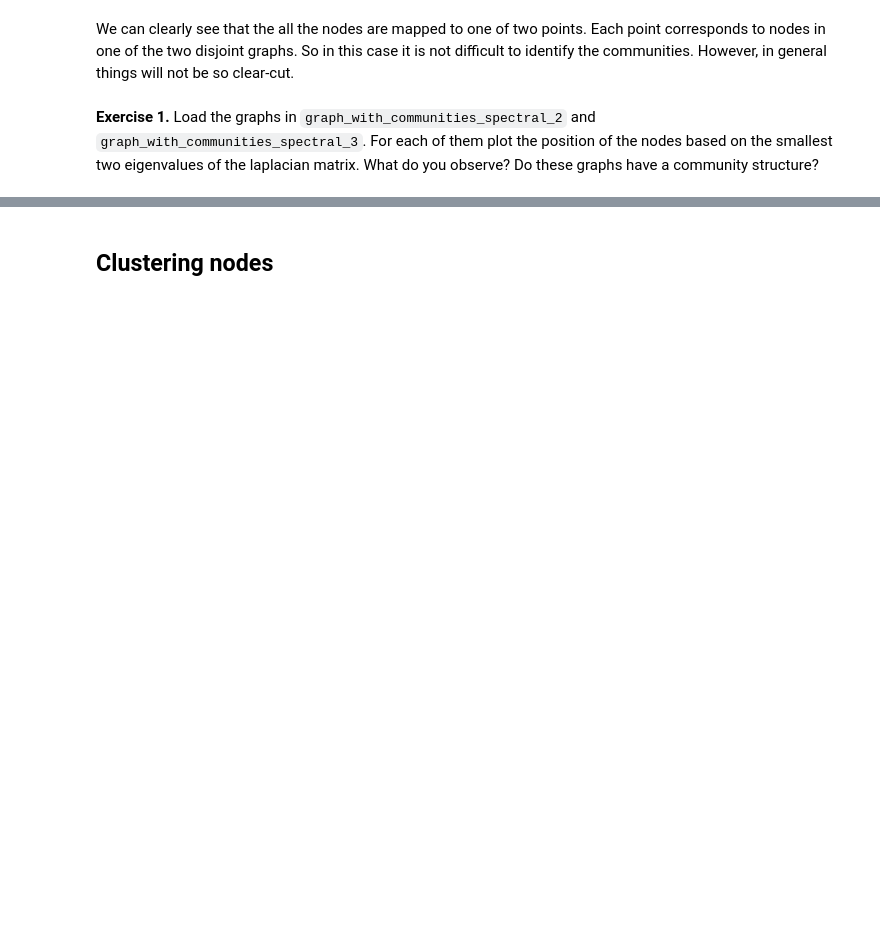
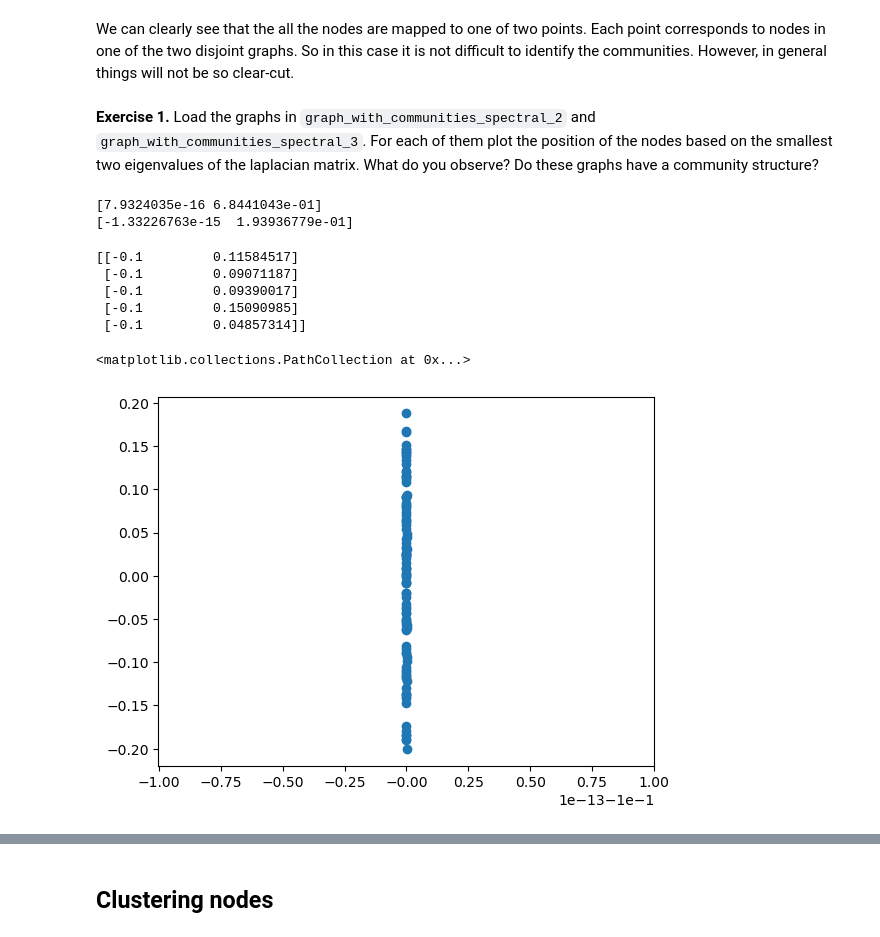
Before and after one commit to lucazini03/Network-Statistics, a Jupyter notebook: Community Detection/Community_detection_workshop_spectral_clustering.ipynb, the cells around one changed output, grey strips where cells are left out. Drawn from its saved outputs; the diff is of its cells as text; code cells hidden in the pictures; blank space fills up the shorter version.

```diff
--- a/Community Detection/Community_detection_workshop_spectral_clustering.ipynb
+++ b/Community Detection/Community_detection_workshop_spectral_clustering.ipynb
@@ -83,4 +114,36 @@ We can clearly see that the all the nodes are mapped to one of two points. Each
 # %% [markdown]
 **Exercise 1.** Load the graphs in `graph_with_communities_spectral_2` and `graph_with_communities_spectral_3`. For each of them plot the position of the nodes based on the smallest two eigenvalues of the laplacian matrix. What do you observe? Do these graphs have a community structure?
 # %%
-# Your answer goes here
+disjoint_graph2 = nx.read_multiline_adjlist('../Data sets/Community Detection/graph_with_communities_spectral_2.gz')
+disjoint_graph3 = nx.read_multiline_adjlist('../Data sets/Community Detection/graph_with_communities_spectral_3.gz')
+
+L_disjoint2 = nx.laplacian_matrix(disjoint_graph2)
+L_disjoint3 = nx.laplacian_matrix(disjoint_graph3)
+
+M_disjoint2 = L_disjoint2.asfptype()
+M_disjoint3 = L_disjoint3.asfptype()
+
+
+vals_disjoint2, vecs_disjoint2 = eigs(M_disjoint2,2,which='SR') #SR=smallest real part
+#print(vecs_disjoint2.shape) #we mapped each of the 200 nodes to a point in 2D
+
+vals_disjoint3, vecs_disjoint3 = eigs(M_disjoint3,2,which='SR') #SR=smallest real part
+
+print(np.real(vals_disjoint2))
+print(np.real(vals_disjoint3))
+# %% [output]
+[7.9324035e-16 6.8441043e-01]
+[-1.33226763e-15  1.93936779e-01]
+# %%
+X_disjoint2 = np.real(vecs_disjoint2)
+print(X_disjoint2[:5]) #we mapped each of the 200 nodes to a point in 2D
+fig = plt.figure()
+plt.scatter(X_disjoint2[:,0],X_disjoint2[:,1])
+# %% [output]
+[[-0.1         0.11584517]
+ [-0.1         0.09071187]
+ [-0.1         0.09390017]
+ [-0.1         0.15090985]
+ [-0.1         0.04857314]]
+<matplotlib.collections.PathCollection at 0x...>
+[figure, added]
```
Also changed, not shown: parts of 12 cells of this notebook, 19 other files.
